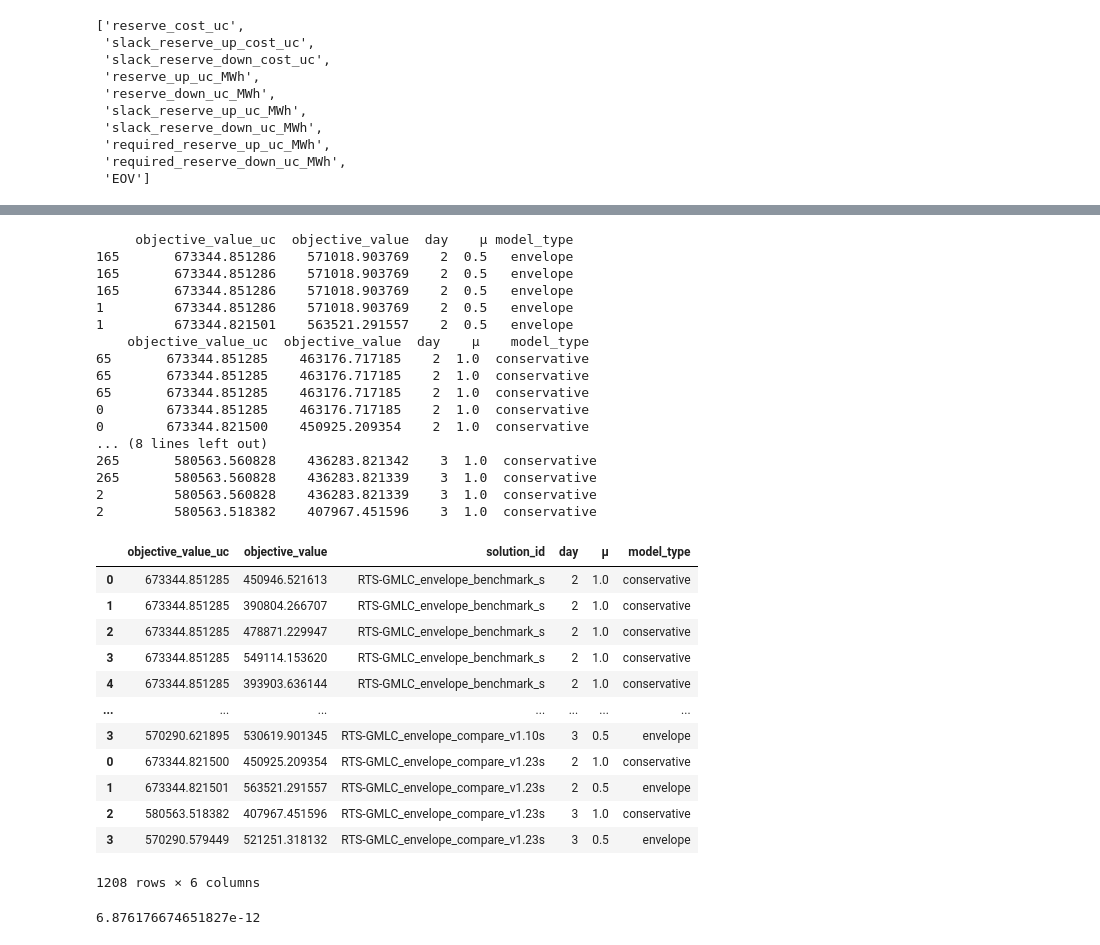
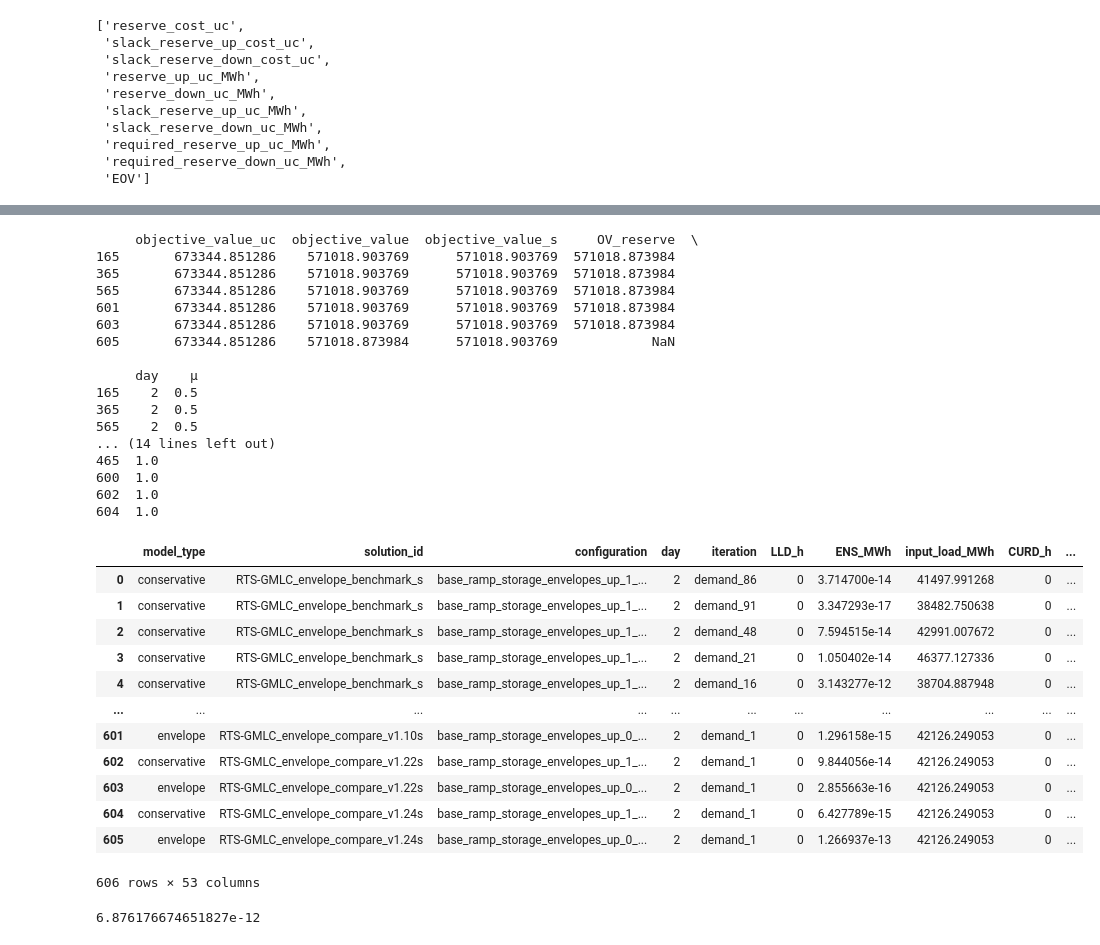
Before and after one commit to pigalleg/ELR-reserves, a Jupyter notebook: notebooks/compare.ipynb, the cells around one changed output, grey strips where cells are left out. Drawn from its saved outputs; the diff is of its cells as text; code cells hidden in the pictures.

```diff
--- a/notebooks/compare.ipynb
+++ b/notebooks/compare.ipynb
@@ -13,11 +13,12 @@ G_save = True
 ss = [
     {'solution_folder': f"RTS-GMLC_envelope_benchmark_s", 'model_type' : 'envelope'},
     # {'solution_folder': f"RTS-GMLC_envelope_benchmark_v1.0s", 'model_type' : 'envelope'},
-    # {'solution_folder': f"RTS-GMLC_e_reserve_benchmark_s", 'model_type' : 'e-reserve'},
+    {'solution_folder': f"RTS-GMLC_e_reserve_benchmark_s", 'model_type' : 'e-reserve'},
     {'solution_folder': f"RTS-GMLC_envelope_compare_v1.8s", 'model_type' : 'envelope'},
     {'solution_folder': f"RTS-GMLC_envelope_compare_v1.9s", 'model_type' : 'envelope'},
     {'solution_folder': f"RTS-GMLC_envelope_compare_v1.10s", 'model_type' : 'envelope'},
-    {'solution_folder': f"RTS-GMLC_envelope_compare_v1.23s", 'model_type' : 'envelope'},
+    {'solution_folder': f"RTS-GMLC_envelope_compare_v1.22s", 'model_type' : 'envelope'},
+    {'solution_folder': f"RTS-GMLC_envelope_compare_v1.24s", 'model_type' : 'envelope'},
     # {'solution_folder': f"RTS-GMLC_envelope_compare_v1.16.1s", 'model_type' : 'envelope'},
     # {'solution_folder': f"RTS-GMLC_envelope_compare_v1.5s", 'model_type' : 'envelope'},
     # {'solution_folder': f"RTS-GMLC_e_reserve_compare_v1.7s", 'model_type' : 'e-reserve'},
@@ -147,7 +150,7 @@ days = [2]
 scalar = []
 for sol, day in product(ss, days):
     s = sol['solution_folder']
-    scalar_ = pd.read_parquet(os.path.join("..", "output", s, f'n_{day}','s_uc_scalar.parquet'))
+    scalar_ = pd.read_parquet(os.path.join("..", "output", s, f'n_{day}','s_ed_scalar.parquet'))
     scalar_['day'] = day
     scalar_['solution_id'] = sol['solution_folder']
     # scalar_.model_type = sol['model_type']
@@ -192,0 +176,6 @@ Index(['model_type', 'solution_id', 'configuration', 'day', 'iteration',
+# %%
+gcdi_KPI_adequacy = gcdi_KPI_adequacy.merge(
+    scalar[['solution_id', 'configuration', 'day', 'objective_value', 'iteration']],
+    on=['solution_id', 'configuration', 'day','iteration'],
+    suffixes=('', '_s')
+)
@@ -193,43 +201,43 @@ Index(['model_type', 'solution_id', 'configuration', 'day', 'iteration',
 # %%
-gcdi_KPI_adequacy['OV_reserve'] = gcdi_KPI_adequacy.objective_value - gcdi_KPI_adequacy.reserve_cost_uc
+gcdi_KPI_adequacy['OV_reserve'] = gcdi_KPI_adequacy.objective_value - gcdi_KPI_adequacy.reserve_cost
 # %%
 filter_ = (gcdi_KPI_adequacy.iteration == 'demand_1') #&  (gcdi_KPI_adequacy.day == 3)
 for k,v in gcdi_KPI_adequacy.loc[filter_,:].groupby(['day', 'µ', 'model_type']):
-    print(v[['objective_value_uc','objective_value', 'OV_reserve', 'day', 'µ', 'model_type']])
+    print(v[['objective_value_uc','objective_value', 'objective_value_s', 'OV_reserve', 'day', 'µ']])
 # %% [output]
-     objective_value_uc  objective_value  day    µ model_type
-165       673344.851286    571018.903769    2  0.5   envelope
-165       673344.851286    571018.903769    2  0.5   envelope
-165       673344.851286    571018.903769    2  0.5   envelope
-1         673344.851286    571018.903769    2  0.5   envelope
-1         673344.821501    563521.291557    2  0.5   envelope
-    objective_value_uc  objective_value  day    µ    model_type
-65       673344.851285    463176.717185    2  1.0  conservative
-65       673344.851285    463176.717185    2  1.0  conservative
-65       673344.851285    463176.717185    2  1.0  conservative
-0        673344.851285    463176.717185    2  1.0  conservative
-0        673344.821500    450925.209354    2  1.0  conservative
-... (8 lines left out)
-265       580563.560828    436283.821342    3  1.0  conservative
-265       580563.560828    436283.821339    3  1.0  conservative
-2         580563.560828    436283.821339    3  1.0  conservative
-2         580563.518382    407967.451596    3  1.0  conservative
+     objective_value_uc  objective_value  objective_value_s     OV_reserve  \
+165       673344.851286    571018.903769      571018.903769  571018.873984
+365       673344.851286    571018.903769      571018.903769  571018.873984
+565       673344.851286    571018.903769      571018.903769  571018.873984
+601       673344.851286    571018.903769      571018.903769  571018.873984
+603       673344.851286    571018.903769      571018.903769  571018.873984
+605       673344.851286    571018.873984      571018.903769            NaN
+
+     day    µ
+165    2  0.5
+365    2  0.5
+565    2  0.5
+... (14 lines left out)
+465  1.0
+600  1.0
+602  1.0
+604  1.0
 # %%
-gcdi_KPI_adequacy[['objective_value_uc','objective_value','solution_id', 'day', 'µ', 'model_type']]
+gcdi_KPI_adequacy
 # %% [output]
-|  | objective_value_uc | objective_value | solution_id | day | µ | model_type |
-| 0 | 673344.851285 | 450946.521613 | RTS-GMLC_envelope_benchmark_s | 2 | 1.0 | conservative |
-| 1 | 673344.851285 | 390804.266707 | RTS-GMLC_envelope_benchmark_s | 2 | 1.0 | conservative |
-| 2 | 673344.851285 | 478871.229947 | RTS-GMLC_envelope_benchmark_s | 2 | 1.0 | conservative |
-| 3 | 673344.851285 | 549114.153620 | RTS-GMLC_envelope_benchmark_s | 2 | 1.0 | conservative |
-| 4 | 673344.851285 | 393903.636144 | RTS-GMLC_envelope_benchmark_s | 2 | 1.0 | conservative |
-| ... | ... | ... | ... | ... | ... | ... |
-| 3 | 570290.621895 | 530619.901345 | RTS-GMLC_envelope_compare_v1.10s | 3 | 0.5 | envelope |
-| 0 | 673344.821500 | 450925.209354 | RTS-GMLC_envelope_compare_v1.23s | 2 | 1.0 | conservative |
-| 1 | 673344.821501 | 563521.291557 | RTS-GMLC_envelope_compare_v1.23s | 2 | 0.5 | envelope |
-| 2 | 580563.518382 | 407967.451596 | RTS-GMLC_envelope_compare_v1.23s | 3 | 1.0 | conservative |
-| 3 | 570290.579449 | 521251.318132 | RTS-GMLC_envelope_compare_v1.23s | 3 | 0.5 | envelope |
+|  | model_type | solution_id | configuration | day | iteration | LLD_h | ENS_MWh | input_load_MWh | CURD_h | ... |
+| 0 | conservative | RTS-GMLC_envelope_benchmark_s | base_ramp_storage_envelopes_up_1_... | 2 | demand_86 | 0 | 3.714700e-14 | 41497.991268 | 0 | ... |
+| 1 | conservative | RTS-GMLC_envelope_benchmark_s | base_ramp_storage_envelopes_up_1_... | 2 | demand_91 | 0 | 3.347293e-17 | 38482.750638 | 0 | ... |
+| 2 | conservative | RTS-GMLC_envelope_benchmark_s | base_ramp_storage_envelopes_up_1_... | 2 | demand_48 | 0 | 7.594515e-14 | 42991.007672 | 0 | ... |
+| 3 | conservative | RTS-GMLC_envelope_benchmark_s | base_ramp_storage_envelopes_up_1_... | 2 | demand_21 | 0 | 1.050402e-14 | 46377.127336 | 0 | ... |
+| 4 | conservative | RTS-GMLC_envelope_benchmark_s | base_ramp_storage_envelopes_up_1_... | 2 | demand_16 | 0 | 3.143277e-12 | 38704.887948 | 0 | ... |
+| ... | ... | ... | ... | ... | ... | ... | ... | ... | ... | ... |
+| 601 | envelope | RTS-GMLC_envelope_compare_v1.10s | base_ramp_storage_envelopes_up_0_... | 2 | demand_1 | 0 | 1.296158e-15 | 42126.249053 | 0 | ... |
+| 602 | conservative | RTS-GMLC_envelope_compare_v1.22s | base_ramp_storage_envelopes_up_1_... | 2 | demand_1 | 0 | 9.844056e-14 | 42126.249053 | 0 | ... |
+| 603 | envelope | RTS-GMLC_envelope_compare_v1.22s | base_ramp_storage_envelopes_up_0_... | 2 | demand_1 | 0 | 2.855663e-16 | 42126.249053 | 0 | ... |
+| 604 | conservative | RTS-GMLC_envelope_compare_v1.24s | base_ramp_storage_envelopes_up_1_... | 2 | demand_1 | 0 | 6.427789e-15 | 42126.249053 | 0 | ... |
+| 605 | envelope | RTS-GMLC_envelope_compare_v1.24s | base_ramp_storage_envelopes_up_0_... | 2 | demand_1 | 0 | 1.266937e-13 | 42126.249053 | 0 | ... |
-1208 rows × 6 columns
+606 rows × 53 columns
 # %%
 x = 436283.821342
 y = 436283.821339
```
Also changed, not shown: parts of 6 cells of this notebook, 4 other files.
